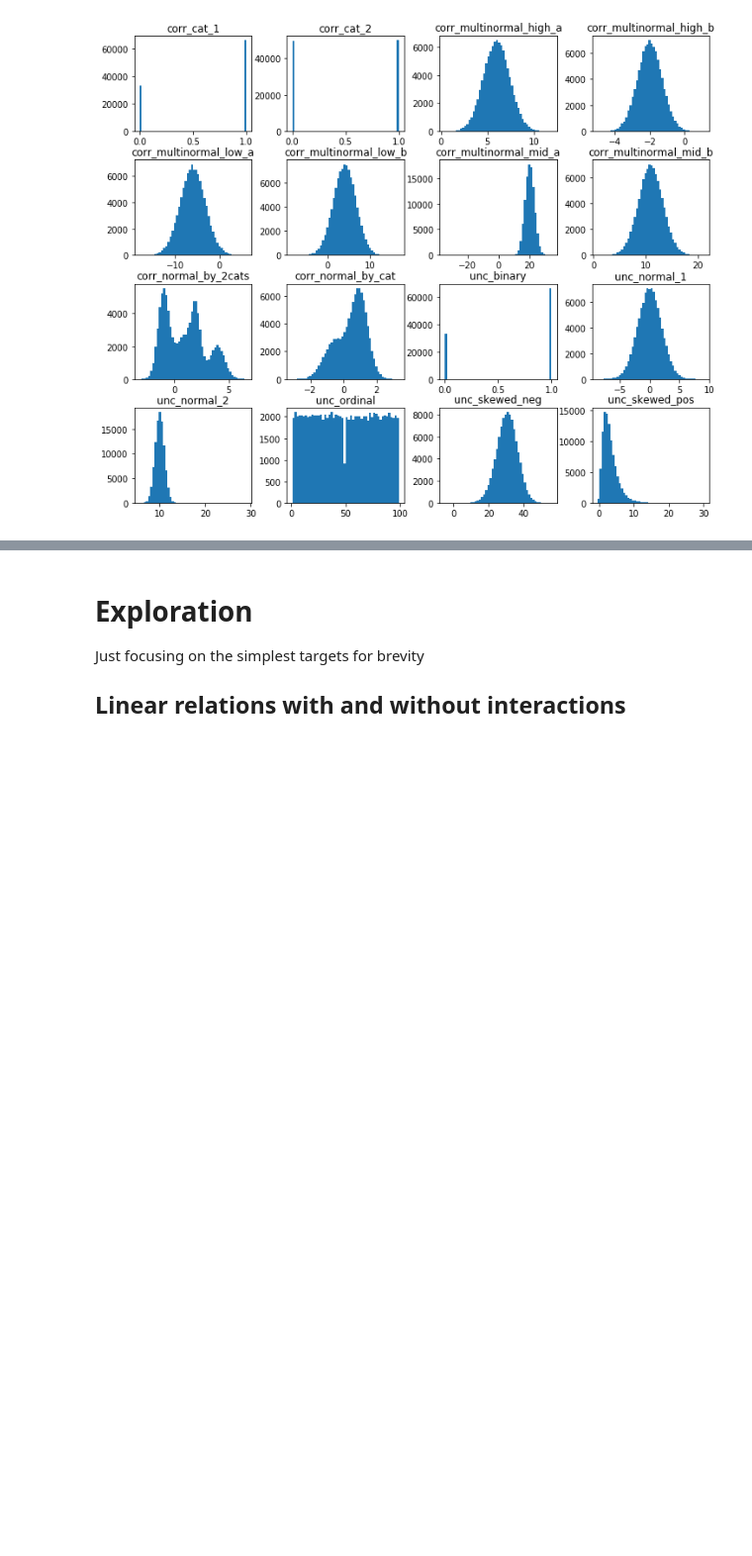
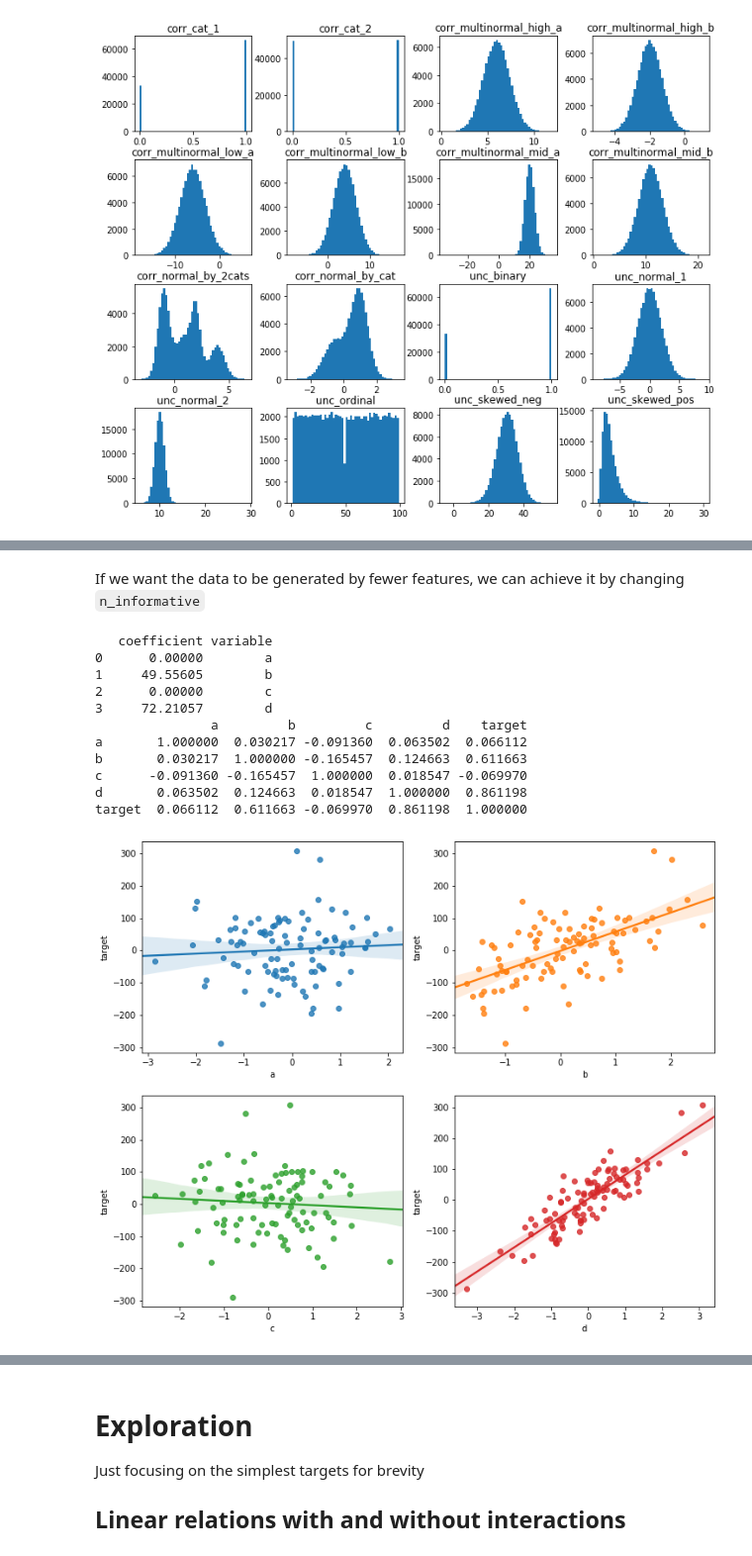
Before and after one commit to lucabasa/ML-algorithms-and-experiments, a Jupyter notebook: 01_data_generation.ipynb, the cells around one changed output, grey strips where cells are left out. Shown at 99% size. Drawn from its saved outputs; the diff is of its cells as text; code cells hidden in the pictures; blank space fills up the shorter version.

```diff
--- a/01_data_generation.ipynb
+++ b/01_data_generation.ipynb
@@ -383,0 +442,27 @@ data_dirty.to_csv('data/simulated/dirty.csv', index=False)
+# %% [markdown]
+If we want the data to be generated by fewer features, we can achieve it by changing `n_informative`
+# %%
+data_sim, target, coefficients = make_regression(n_samples=100, n_features=4, n_informative=2, coef=True, random_state=21, noise=0)
+
+data_sim = pd.DataFrame(data_sim, columns=['a', 'b', 'c', 'd'])
+data_sim['target'] = target
+
+coeff = pd.DataFrame(coefficients, columns=['coefficient'])
+coeff['variable'] = ['a', 'b', 'c', 'd']
+
+print(coeff)
+
+exp.corr_target(data_sim, 'target', ['a', 'b', 'c', 'd'])
+# %% [output]
+   coefficient variable
+0      0.00000        a
+1     49.55605        b
+2      0.00000        c
+3     72.21057        d
+               a         b         c         d    target
+a       1.000000  0.030217 -0.091360  0.063502  0.066112
+b       0.030217  1.000000 -0.165457  0.124663  0.611663
+c      -0.091360 -0.165457  1.000000  0.018547 -0.069970
+d       0.063502  0.124663  0.018547  1.000000  0.861198
+target  0.066112  0.611663 -0.069970  0.861198  1.000000
+[figure, added]
```
Also changed, not shown: parts of 18 cells of this notebook, 1 other file.
